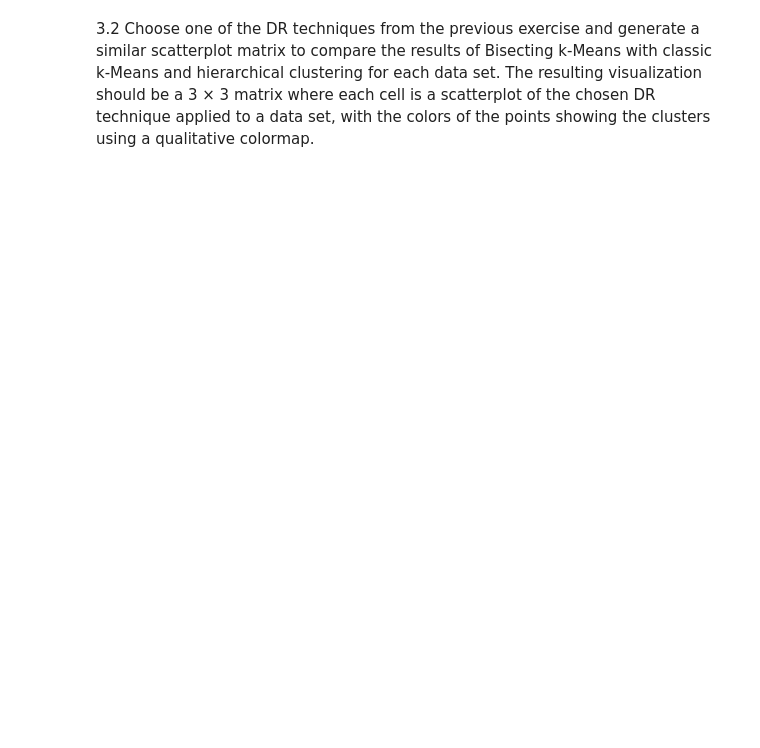
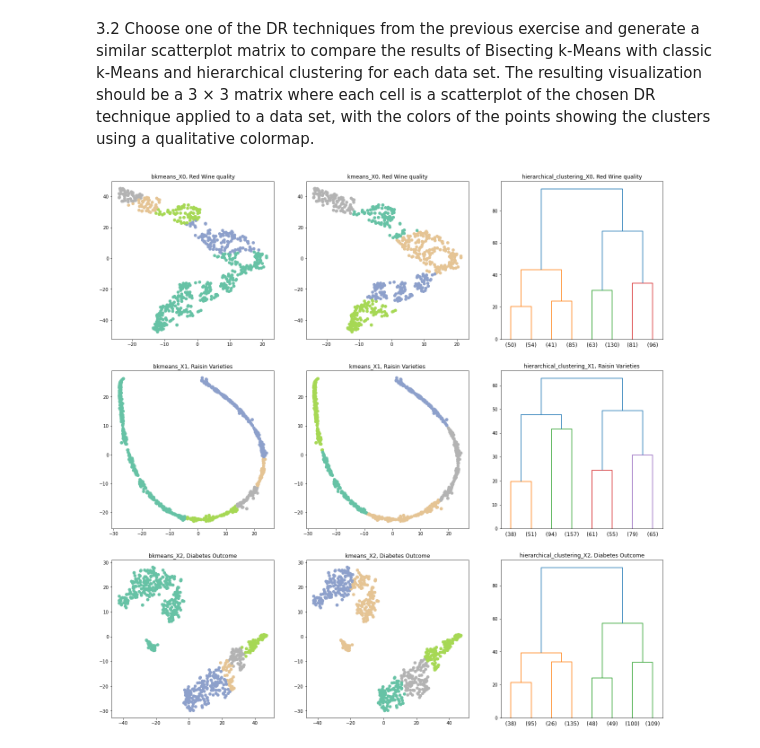
Before and after one commit to djolodjolo23/machine_learning_a4, a Jupyter notebook: Exercise3_new.ipynb, the cells around one changed output. Saved outputs shown, nothing was run; the diff lists cells and outputs as text; code cells hidden in the pictures; blank space fills up the shorter version.

```diff
--- a/Exercise3_new.ipynb
+++ b/Exercise3_new.ipynb
@@ -59,26 +55,24 @@ for i in range(9):
 # %%
 indices = [1, 4, 7]
 selected_dr = [list(dr_results.values()) [i] for i in indices]
-# %%
-# import kmeans from sklearn
-from sklearn.cluster import KMeans
-# import hierarchical clustering from scipy
-from scipy.cluster.hierarchy import dendrogram, linkage
-clustering_results = {}
-for i, dr in enumerate(selected_dr):
-    bkmeans = f.bkmeans(dr, 5, 20)
-    kmeans = KMeans(n_clusters=5, random_state=0).fit(dr)
-    linkage_matrix = linkage(dr, method='complete', metric='euclidean')
-    clustering_results[f'bkmeans_X{i}'] = bkmeans
-    clustering_results[f'kmeans_X{i}'] = kmeans
-    clustering_results[f'hierarchical_clustering_X{i}'] = linkage_matrix
+# %%
+clustering_results = f.generate_clustering_results(selected_dr)
 # %%
-fig, axes = plt.subplots(3, 3, figsize=(20, 20))
+from scipy.cluster.hierarchy import dendrogram
+fig, axes = plt.subplots(3, 3, figsize=(22, 22))
 for i, key in enumerate(clustering_results.keys()):
     clustering_result = clustering_results[key]
+    if i < 3:
+        dr = selected_dr[0]
+    elif i < 6:
+        dr = selected_dr[1]
+    else:
+        dr = selected_dr[2]
     if key.startswith('hierarchical'):
-        dendrogram(clustering_result, ax=axes[i// 3, i % 3])
-        axes[i// 3, i % 3].set_title(key)
+        dendrogram(clustering_result, ax=axes[i // 3, i % 3], truncate_mode='level', p=2, orientation='top')
+        axes[i // 3, i % 3].set_title(key + ", " + titles[i // 3])
     else:
-        axes[i//3, i % 3].scatter(selected_dr[:, 0], selected_dr[:, 1], c=clustering_result.labels_, cmap=cmap)
-        axes[i//3, i % 3].set_title(key)
+        axes[i // 3, i % 3].scatter(dr[:, 0], dr[:, 1], c=clustering_result, cmap=cmap)
+        axes[i // 3, i % 3].set_title(key + ", " + titles[i // 3])
+# %% [output]
+[figure, added]
```
Also changed, not shown: parts of 1 cell of this notebook, 1 other file.
